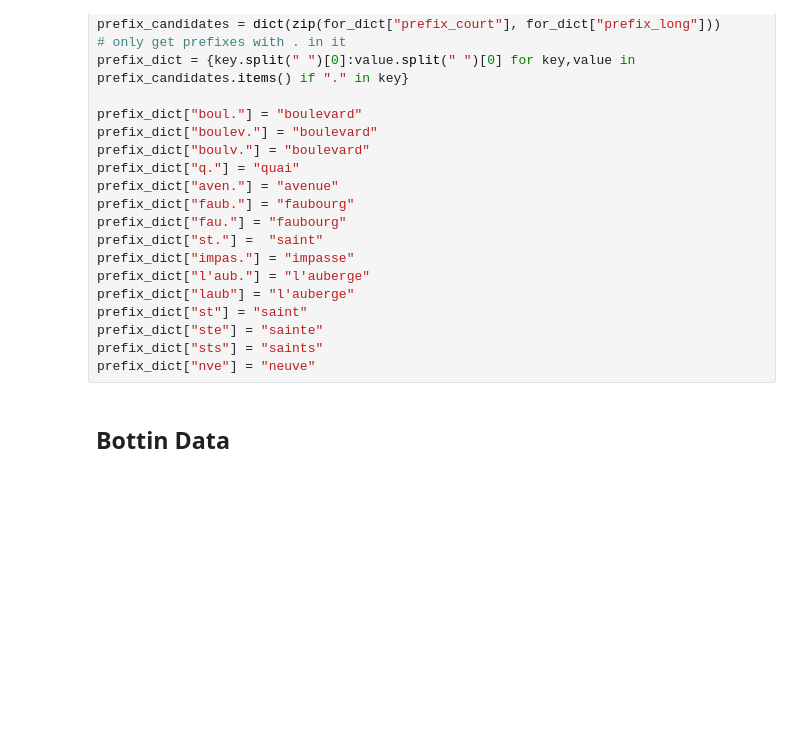
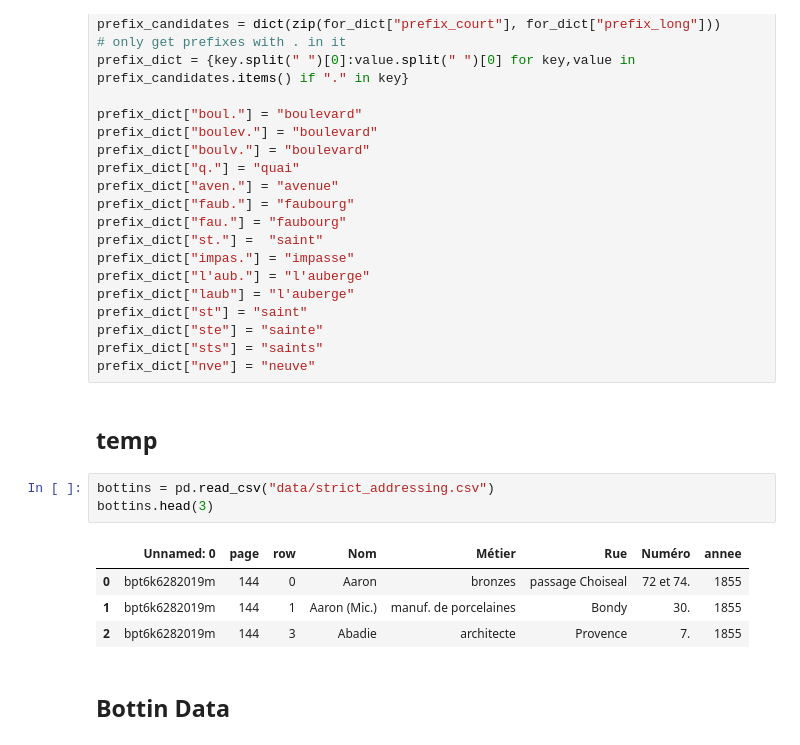
Before and after one commit to leamarxen/Paris_City_Project, a Jupyter notebook: Preprocessing.ipynb, the cells around one changed output. Saved outputs shown, nothing was run; the diff lists cells and outputs as text; blank space fills up the shorter version.

```diff
--- a/Preprocessing.ipynb
+++ b/Preprocessing.ipynb
@@ -76,6 +76,16 @@ prefix_dict["st"] = "saint"
 prefix_dict["ste"] = "sainte"
 prefix_dict["sts"] = "saints"
 prefix_dict["nve"] = "neuve"
+# %% [markdown]
+## temp
+# %%
+bottins = pd.read_csv("data/strict_addressing.csv")
+bottins.head(3)
+# %% [output]
+|  | Unnamed: 0 | page | row | Nom | Métier | Rue | Numéro | annee |
+| 0 | bpt6k6282019m | 144 | 0 | Aaron | bronzes | passage Choiseal | 72 et 74. | 1855 |
+| 1 | bpt6k6282019m | 144 | 1 | Aaron (Mic.) | manuf. de porcelaines | Bondy | 30. | 1855 |
+| 2 | bpt6k6282019m | 144 | 3 | Abadie | architecte | Provence | 7. | 1855 |
 # %% [markdown]
 ## Bottin Data
 # %%
```
Also changed, not shown: parts of 3 cells of this notebook, 16 other files.
